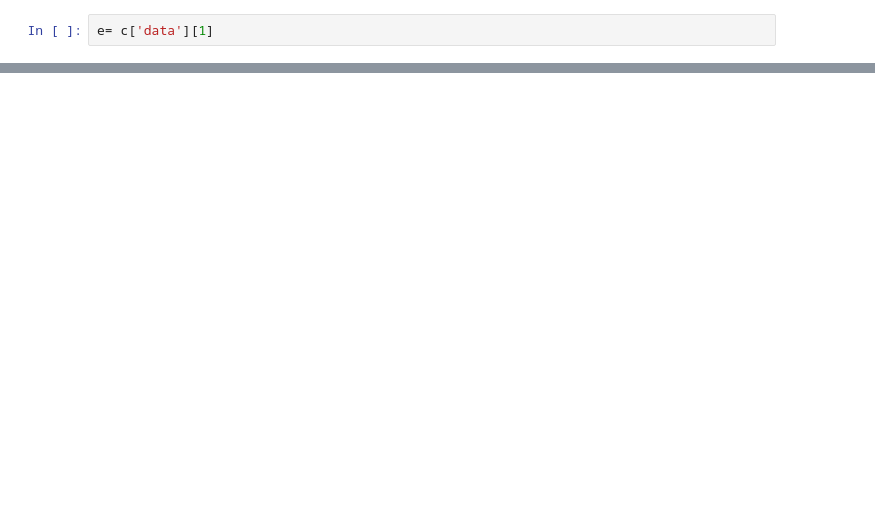
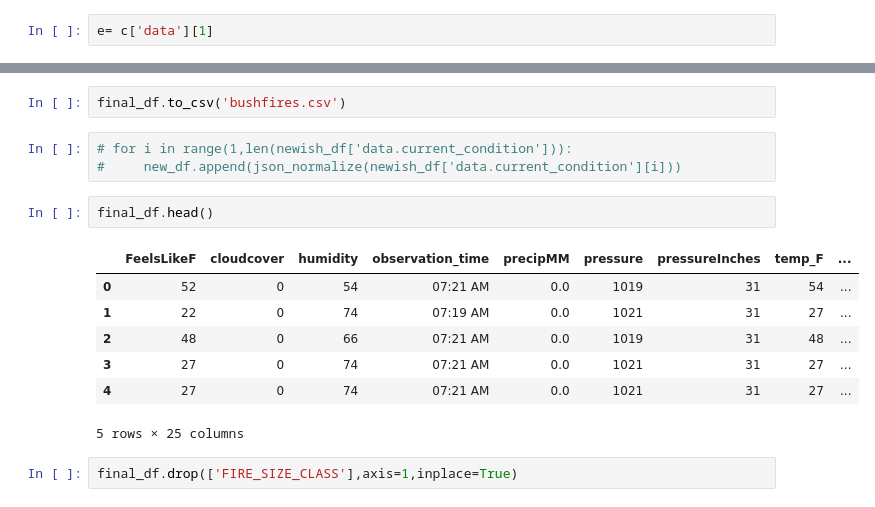
Before and after one commit to collegedayss/BushFires, a Jupyter notebook: GATech Hackathon.ipynb, the cells around one changed output, grey strips where cells are left out. Drawn from its saved outputs; the diff is of its cells as text; blank space fills up the shorter version.

```diff
--- a/GATech Hackathon.ipynb
+++ b/GATech Hackathon.ipynb
@@ -189,0 +386,17 @@ http://api.worldweatheronline.com/premium/v1/weather.ashx?key=74cb0776a68549e6a1
+# %%
+final_df.to_csv('bushfires.csv')
+# %%
+# for i in range(1,len(newish_df['data.current_condition'])):
+#     new_df.append(json_normalize(newish_df['data.current_condition'][i]))
+# %%
+final_df.head()
+# %% [output]
+|  | FeelsLikeF | cloudcover | humidity | observation_time | precipMM | pressure | pressureInches | temp_F | ... |
+| 0 | 52 | 0 | 54 | 07:21 AM | 0.0 | 1019 | 31 | 54 | ... |
+| 1 | 22 | 0 | 74 | 07:19 AM | 0.0 | 1021 | 31 | 27 | ... |
+| 2 | 48 | 0 | 66 | 07:21 AM | 0.0 | 1019 | 31 | 48 | ... |
+| 3 | 27 | 0 | 74 | 07:21 AM | 0.0 | 1021 | 31 | 27 | ... |
+| 4 | 27 | 0 | 74 | 07:21 AM | 0.0 | 1021 | 31 | 27 | ... |
+5 rows × 25 columns
+# %%
+final_df.drop(['FIRE_SIZE_CLASS'],axis=1,inplace=True)
```
Also changed, not shown: parts of 56 cells of this notebook.
